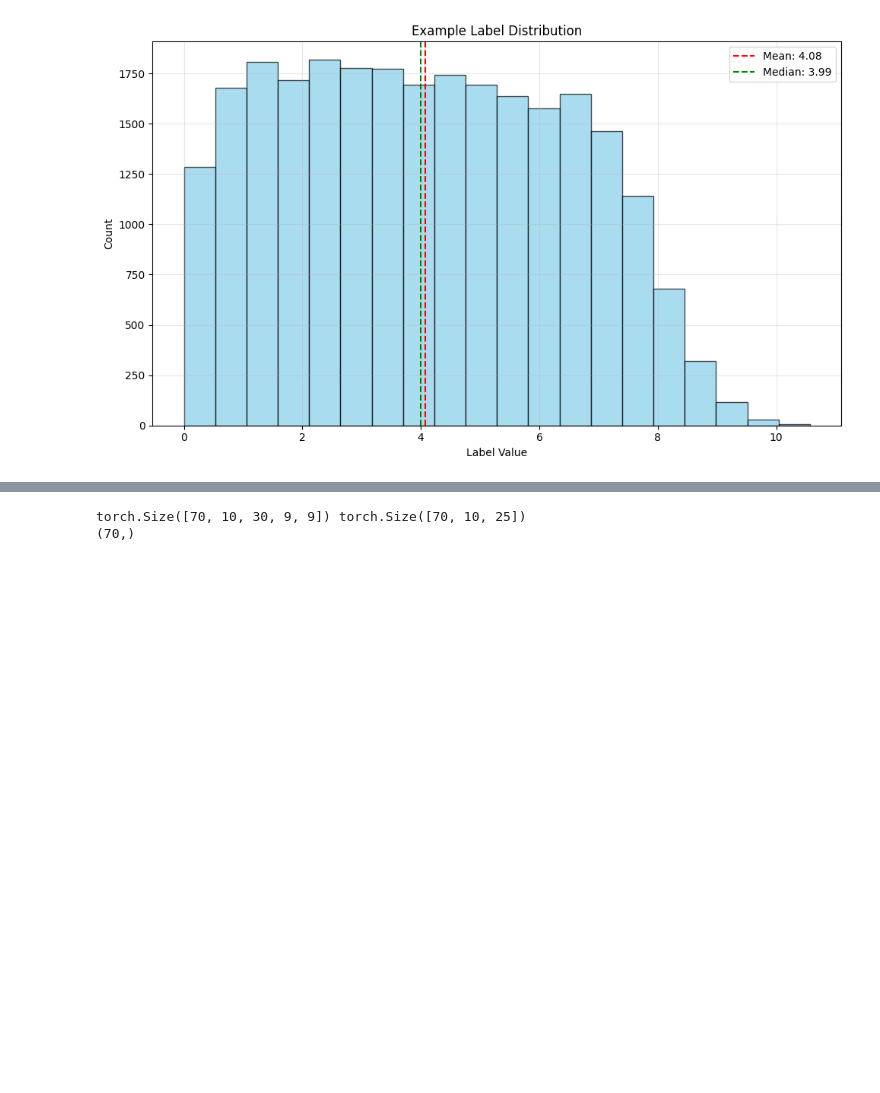
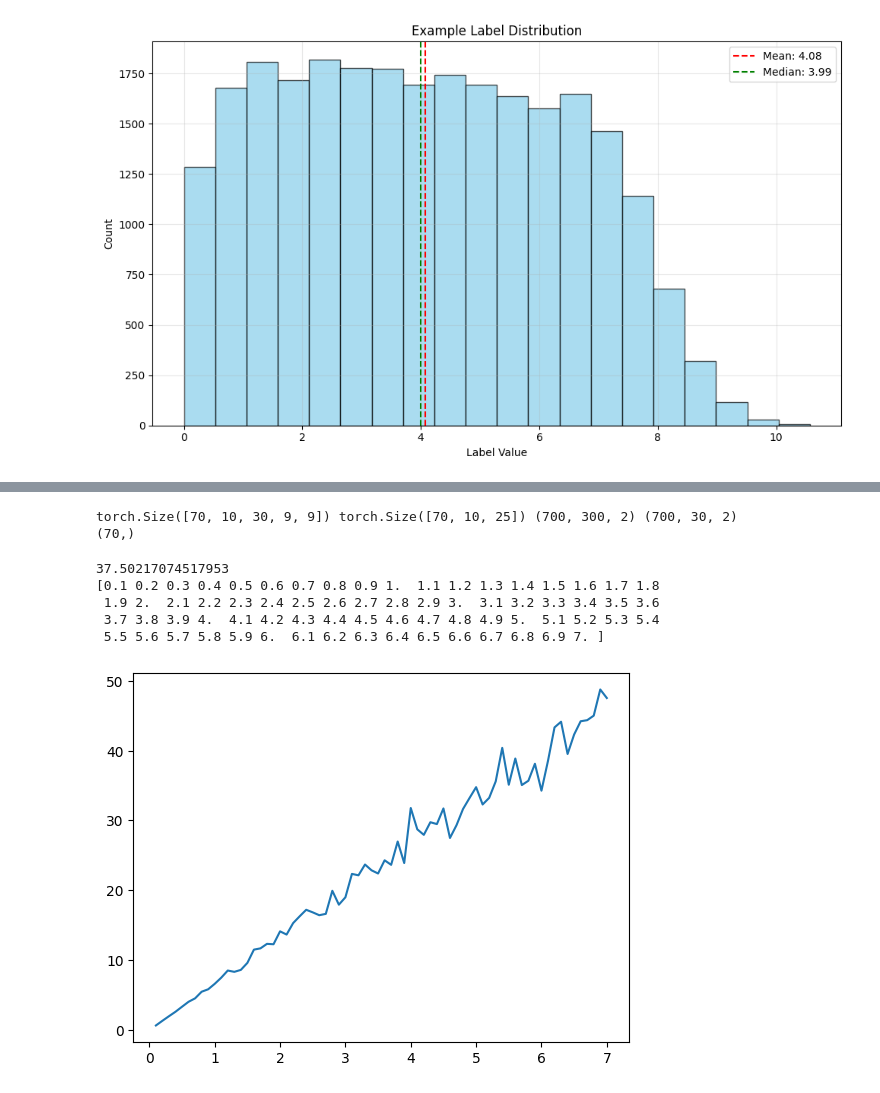
Before and after one commit to Biomedical-Imaging-Group/MolecularDiffusion_MiViT, a Jupyter notebook: train_resultsImagesFeatures.ipynb, the cells around one changed output, grey strips where cells are left out. Drawn from its saved outputs; the diff is of its cells as text; code cells hidden in the pictures; blank space fills up the shorter version.

```diff
--- a/train_resultsImagesFeatures.ipynb
+++ b/train_resultsImagesFeatures.ipynb
@@ -150,27 +152,53 @@ Loaded weights for ft_mlp
 # Load validation dataset (fixed, does not change across cycles)
 val_videos = load_validation_data(length=nFrames)  # Returns (vid1, vid3, vid5, vid7, vid_in_order)
 
-def load_trajs(length=nFrames):
-    trajs1 = np.load("./valTrajs"+str(length)+"/val1.npy") /traj_div_factor
-    trajs3 = np.load("./valTrajs"+str(length)+"/val3.npy") /traj_div_factor
-    trajs5 = np.load("./valTrajs"+str(length)+"/val5.npy") /traj_div_factor
-    trajs7 = np.load("./valTrajs"+str(length)+"/val7.npy") /traj_div_factor
-    trajs_in_order = np.load("./valTrajsInOrder.npy") /traj_div_factor
 
-    return trajs1,trajs3,trajs5,trajs7,trajs_in_order
-
-val_trajs = load_trajs(nFrames)
 
 val_vid_in_order = val_videos[4][0]
 val_feat_in_order = val_videos[4][1]
+val_trajs_in_order = val_videos[4][2]
 
-print(val_vid_in_order.shape, val_feat_in_order.shape)
+print(val_vid_in_order.shape, val_feat_in_order.shape, val_trajs_in_order[0].shape, val_trajs_in_order[1].shape)
 
 print(val_d_in_order.shape)
 val_labels = torch.tensor([1, 3, 5, 7], dtype=torch.float32)  # Corresponding labels
 # %% [output]
-torch.Size([70, 10, 30, 9, 9]) torch.Size([70, 10, 25])
+torch.Size([70, 10, 30, 9, 9]) torch.Size([70, 10, 25]) (700, 300, 2) (700, 30, 2)
 (70,)
+# %%
+preds = d_fromMSDTau1(val_trajs_in_order[1]) * D_max_normalization
+
+p2 = preds.reshape(70,10).mean(axis=1)
+
+p2.shape,val_d_in_order.shape
+
+def find_best_scaling_factor(p2, val_d_in_order):
+    """
+    Finds the best multiplicative scaling factor to align p2 with val_d_in_order.
+
+    Parameters:
+    - p2 (ndarray): predicted values
+    - val_d_in_order (ndarray): true values
+
+    Returns:
+    - alpha (float): best scaling factor
+    """
+    numerator = np.sum(p2 * val_d_in_order)
+    denominator = np.sum(p2 ** 2)
+    alpha = numerator / denominator
+    return alpha
+
+print(find_best_scaling_factor(p2, val_d_in_order))
+print(val_d_in_order)
+plt.plot(val_d_in_order, p2* 250)
+plt.show()
+# %% [output]
+37.50217074517953
+[0.1 0.2 0.3 0.4 0.5 0.6 0.7 0.8 0.9 1.  1.1 1.2 1.3 1.4 1.5 1.6 1.7 1.8
+ 1.9 2.  2.1 2.2 2.3 2.4 2.5 2.6 2.7 2.8 2.9 3.  3.1 3.2 3.3 3.4 3.5 3.6
+ 3.7 3.8 3.9 4.  4.1 4.2 4.3 4.4 4.5 4.6 4.7 4.8 4.9 5.  5.1 5.2 5.3 5.4
+ 5.5 5.6 5.7 5.8 5.9 6.  6.1 6.2 6.3 6.4 6.5 6.6 6.7 6.8 6.9 7. ]
+[figure, added]
 # %%
 def plot_model_predictions_violin(models, val_videos, val_labels, chosen_labels):
     """
```
Also changed, not shown: parts of 8 cells of this notebook, 4 other files.
